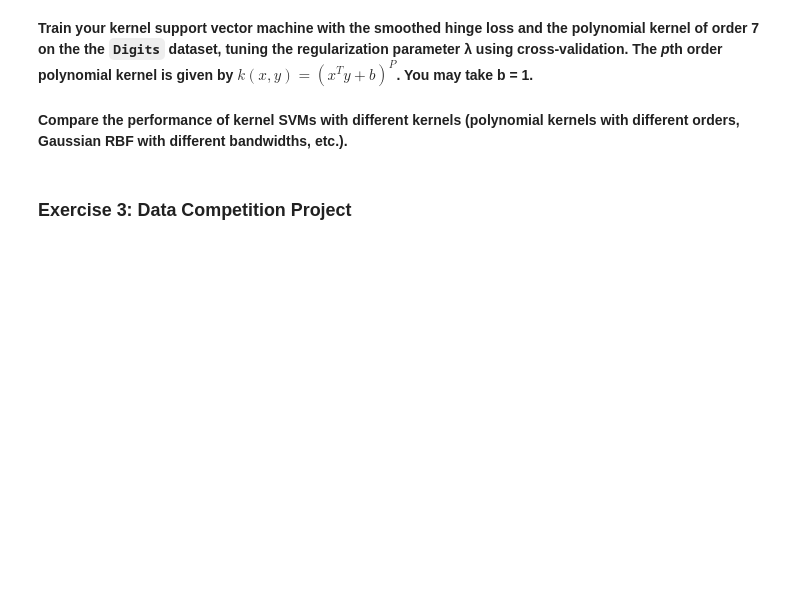
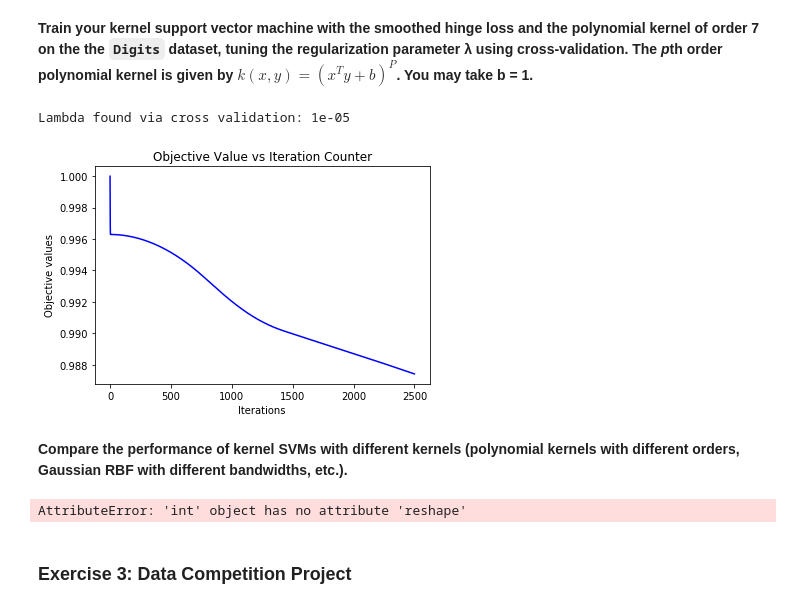
Before and after one commit to TaraWilson17/data558, a Jupyter notebook: hw7.ipynb, the cells around one changed output. Saved outputs shown, nothing was run; the diff lists cells and outputs as text; code cells hidden in the pictures; blank space fills up the shorter version.

Commit message:
Adding work on exercise 2 of homework 7, miscalssification for kernels

```diff
--- a/hw7.ipynb
+++ b/hw7.ipynb
@@ -55 +104,11 @@ def computegram(x1, x2):
+# %%
+def computegram(X, type, b = 1, power = 1, bandwidth = 1):
+    K = np.zeros((len(X), len(X)))
+    for i in range(len(X)):
+        for j in range(len(X)):
+            if(type == "polynomial"):
+                K[i,j] = computePolynomialKernel(X[i], X[j], b, power)
+            else:
+                K[i,j] = computeGaussianKernel(X[i], X[j], bandwidth)
+    return K
 # %% [markdown]
@@ -66,7 +134,3 @@ print("Shape of the digits y data:", yDigits.shape)
 # standardize X data
 scaler = preprocessing.StandardScaler().fit(XDigits)
 XDigits = scaler.transform(XDigits)
-
-# standardizing y labels
-scaler = preprocessing.StandardScaler().fit(yDigits)
-yDigits = scaler.transform(yDigits)
@@ -75,4 +251,39 @@ yDigits = scaler.transform(yDigits)
 # %% [markdown]
 **Train your kernel support vector machine with the smoothed hinge loss and the polynomial kernel of order 7 on the the `Digits` dataset, tuning the regularization parameter λ using cross-validation. The *p*th order polynomial kernel is given by $k(x, y) = (x^Ty+b)^P$. You may take b = 1.**
+# %%
+#set constants
+b = 1
+power = 7
+h = 0.5
+eta = 1 / scipy.linalg.eigh(2 / len(K) * np.dot(K, K) + 2 * lamb * K, eigvals=(len(K) - 1, len(K) - 1),
+                                 eigvals_only=True)[0]
+maxIter = 2500
+epsilon = 0.0001
+initialPoint = np.zeros((len(X_digits_train), 1))
+
+# cross validation to tune lambda
+svc = SVC(C = 1, kernel = "poly", degree=7, coef0 = b, gamma = 1, tol = epsilon, max_iter=maxIter)
+C = [0.00001, 0.0001, 0.001, 0.01, 0.1, 1, 10, 100, 1000]
+param_grid = {'C': C}
+clf = GridSearchCV(svc, param_grid, cv=5)
+clf = clf.fit(X_digits_train, y_digits_train)
+# lamb = 1/ (len(K) *clf.best_params_["C"]) ask about this!!!!!!!
+lamb = clf.best_params_["C"]
+print("Lambda found via cross validation:", lamb)
+
+#calculate Kernel matrix
+K = computegram(X_digits_train, "polynomial", b, power)
+
+alphas, objs = mysvm(K, y_digits_train, initialPoint, h, lamb, eta, maxIter, epsilon)
+# %% [output]
+Lambda found via cross validation: 1e-05
+# %%
+plt.plot(objs.reshape(-1, 1), color = "blue")
+plt.ylabel("Objective values")
+plt.xlabel("Iterations")
+plt.title("Objective Value vs Iteration Counter")
+plt.show()
+# %% [output]
+[figure, added]
 # %% [markdown]
 **Compare the performance of kernel SVMs with different kernels (polynomial kernels with different orders, Gaussian RBF with different bandwidths, etc.).**
@@ -78,0 +293,31 @@ yDigits = scaler.transform(yDigits)
+# %%
+maxIter = 1000
+eta = 1
+K_poly_9 = computegram(X_digits_train, "polynomial", b=b, power=9)
+K_poly_9_alphas, K_poly_9_objs = mysvm(K_poly_9, y_digits_train, np.zeros((len(X_digits_train), 1)), h, lamb, eta, maxIter, epsilon)
+
+K_poly_1 = computegram(X_digits_train, "polynomial", b=b, power=1)
+K_poly_1_alphas, K_poly_1_objs = mysvm(K_poly_1, y_digits_train, np.zeros((len(X_digits_train), 1)), h, lamb, eta, 10, epsilon)
+
+K_poly_3 = computegram(X_digits_train, "polynomial", b=b, power=3)
+K_poly_3_alphas, K_poly_3_objs = mysvm(K_poly_3, y_digits_train, np.zeros((len(X_digits_train), 1)), h, lamb, eta, maxIter, epsilon)
+
+K_poly_5 = computegram(X_digits_train, "polynomial", b=b, power=5)
+K_poly_5_alphas, K_poly_5_objs = mysvm(K_poly_5, y_digits_train, np.zeros((len(X_digits_train), 1)), h, lamb, eta, maxIter, epsilon)
+
+K_RBF_1 = computegram(X_digits_train, "RBF", bandwidth=1)
+K_RBF_1_alphas, K_RBF_1_objs = mysvm(K_RBF_1, y_digits_train, np.zeros((len(X_digits_train), 1)), h, lamb, eta, maxIter, epsilon)
+
+K_RBF_3 = computegram(X_digits_train, "RBF", bandwidth=3)
+K_RBF_3_alphas, K_RBF_3_objs = mysvm(K_RBF_3, y_digits_train, np.zeros((len(X_digits_train), 1)), h, lamb, eta, maxIter, epsilon)
+
+K_RBF_5 = computegram(X_digits_train, "RBF", bandwidth=5)
+K_RBF_5_alphas, K_RBF_5_objs = mysvm(K_RBF_5, y_digits_train, np.zeros((len(X_digits_train), 1)), h, lamb, eta, maxIter, epsilon)
+
+K_RBF_7 = computegram(X_digits_train, "RBF", bandwidth=7)
+K_RBF_7_alphas, K_RBF_7_objs = mysvm(K_RBF_7, y_digits_train, np.zeros((len(X_digits_train), 1)), h, lamb, eta, maxIter, epsilon)
+
+K_RBF_9 = computegram(X_digits_train, "RBF", bandwidth=9)
+K_RBF_9_alphas, K_RBF_9_objs = mysvm(K_RBF_9, y_digits_train, np.zeros((len(X_digits_train), 1)), h, lamb, eta, maxIter, epsilon)
+# %% [output]
+AttributeError: 'int' object has no attribute 'reshape'
```
Also changed, not shown: parts of 23 cells of this notebook.
